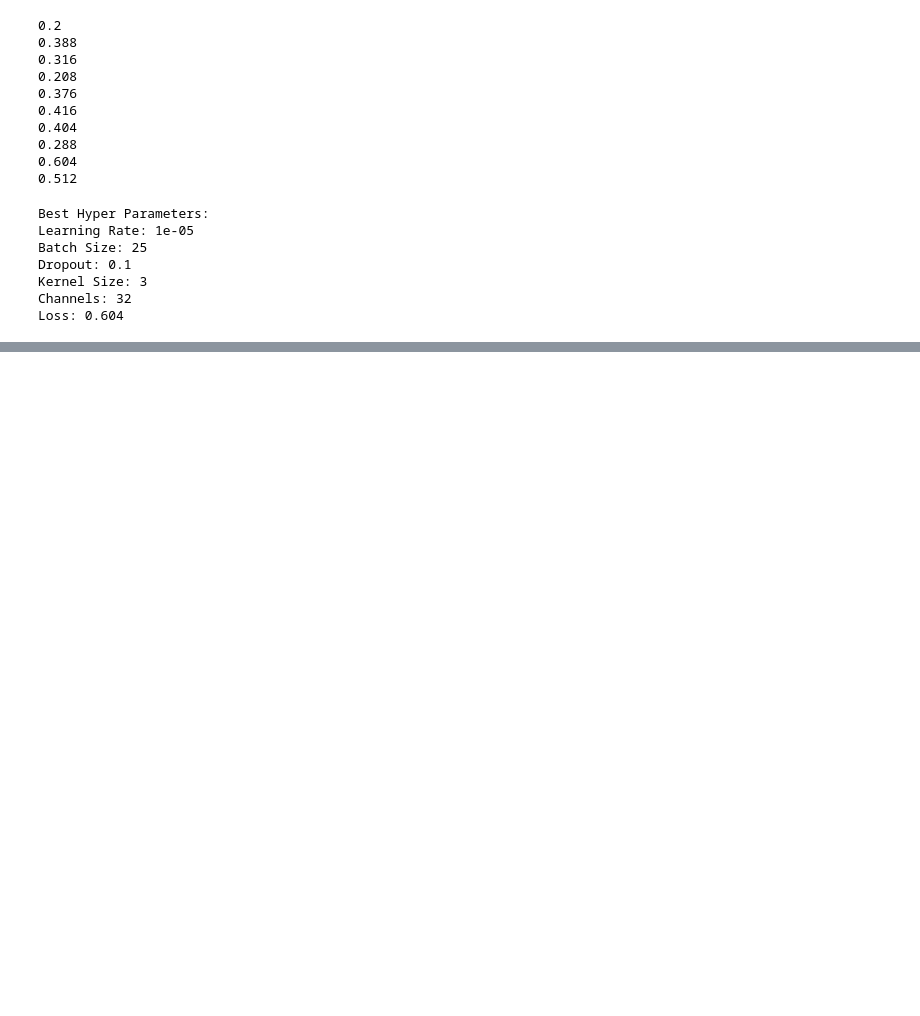
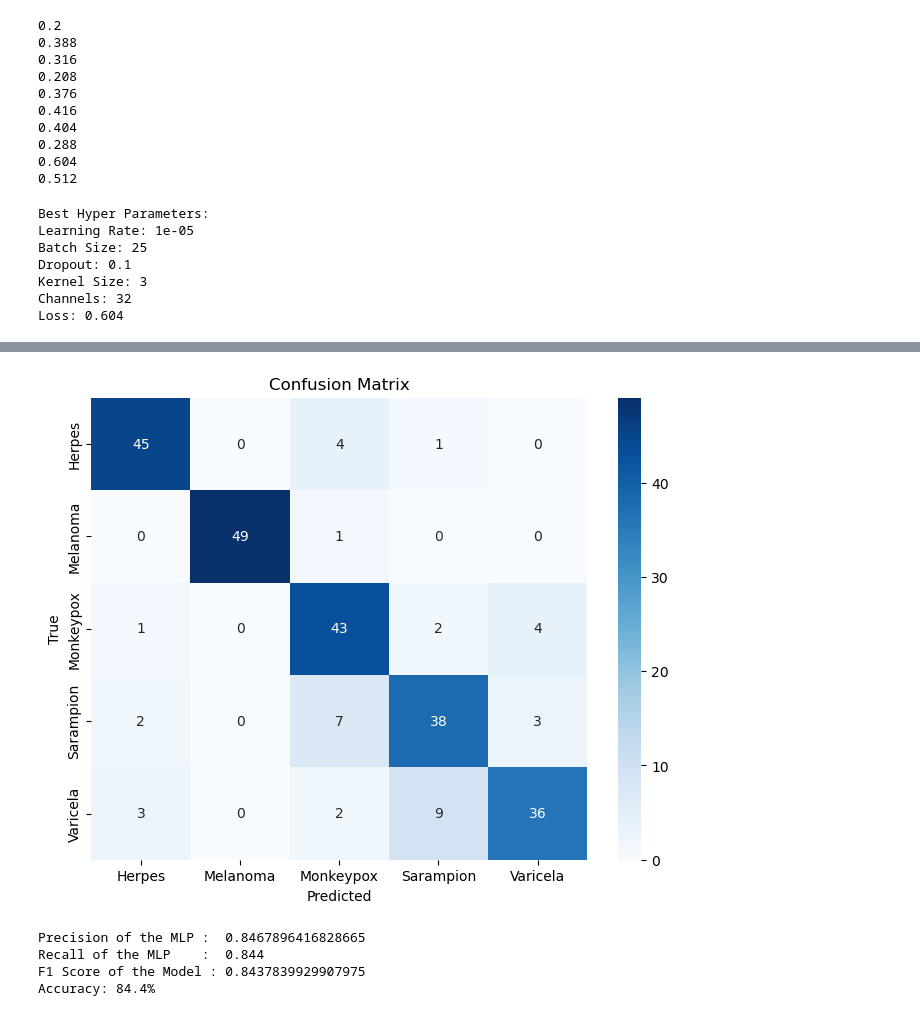
Before and after one commit to grawang7/cs184a-final-project, a Jupyter notebook: cs184a-project.ipynb, the cells around one changed output, grey strips where cells are left out. Saved outputs shown, nothing was run; the diff lists cells and outputs as text; code cells hidden in the pictures; blank space fills up the shorter version.

```diff
--- a/cs184a-project.ipynb
+++ b/cs184a-project.ipynb
@@ -625,10 +653,35 @@ alexnet.eval()
 # %%
-alexnet = alexnet.to(device)
+alexnet_SGD = alexnet_SGD.to(device)
 # %%
-epochs = 50
-learning_rate = 0.0001
+epochs = 10
+learning_rate = 0.001
 
 criterion = nn.CrossEntropyLoss()
-alexnet_optimizer = torch.optim.SGD(alexnet.parameters(), lr=learning_rate, weight_decay = 0.005, momentum = 0.9)
+alexnet_optimizer_SGD = torch.optim.SGD(alexnet_SGD.parameters(), lr=learning_rate, weight_decay = 0.005, momentum = 0.9)
+# %%
+# train_model function with accuracy calculation to determine overfitting point
+def train_model_with_acc(model, criterion, optimizer, epochs):
+    total_step = len(train_dataloader)
+
+    for epoch in range(epochs):
+        loss_per_epoch = 0
+        for i, (images, labels) in enumerate(train_dataloader):
+            images = images.to(device)
+            labels = labels.to(device)
+
+            # Forward pass
+            outputs = model(images)
+            loss = criterion(outputs, labels)
+
+            # Backward and optimize
+            optimizer.zero_grad()
+            loss.backward()
+            optimizer.step()
+
+            loss_per_epoch += loss.item()
+            #print ('Epoch [{}/{}], Step [{}/{}], Loss: {:.4f}'
+                    #.format(epoch+1, epochs, i+1, total_step, loss.item()))
+        print(f"Epoch: {epoch+1}, {loss_per_epoch/total_step}")
+        calculate_accuracy(model, val_dataloader, device)
 # %%
-train_model(alexnet, criterion, alexnet_optimizer, epochs)
+train_model_with_acc(alexnet_SGD, criterion, alexnet_optimizer_SGD, epochs) # Test with SGD optimizer
@@ -635,5 +709,11 @@ train_model(alexnet, criterion, alexnet_optimizer, epochs)
 # %%
-# Calculate Validation Accuracy, Matrix, and Metrics
-confusion_matrix_and_metrics(alexnet, val_dataloader, device)
-calculate_accuracy(alexnet, val_dataloader, device)
+# Calculate Validation Accuracy, Matrix, and Metrics with SGD optimizer
+confusion_matrix_and_metrics(alexnet_SGD, val_dataloader, device)
+calculate_accuracy(alexnet_SGD, val_dataloader, device)
+# %% [output]
+[figure, added]
+Precision of the MLP :  0.8467896416828665
+Recall of the MLP    :  0.844
+F1 Score of the Model : 0.8437839929907975
+Accuracy: 84.4%
 # %%
```
Also changed, not shown: parts of 28 cells of this notebook.
